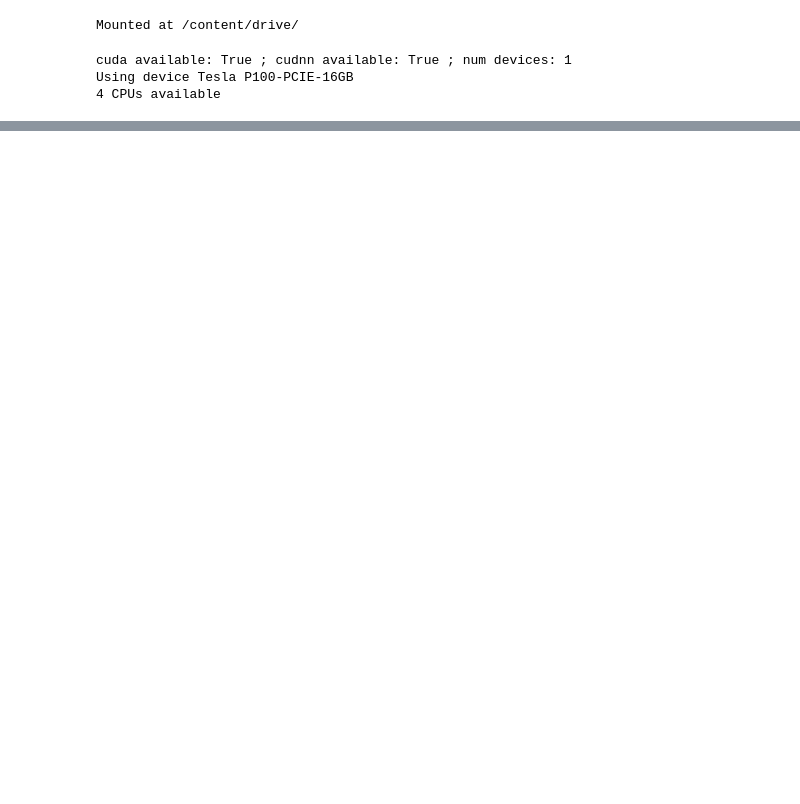
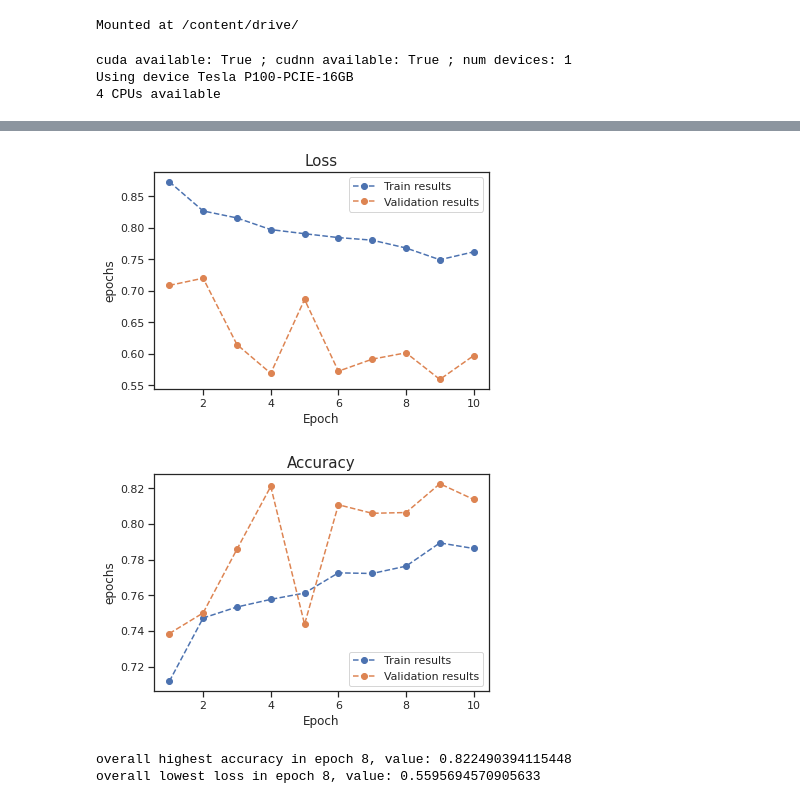
Before and after one commit to dernameistegal/asp21bpspline, a Jupyter notebook: PointNet++/PointNet.ipynb, the cells around one changed output, grey strips where cells are left out. Drawn from its saved outputs; the diff is of its cells as text; code cells hidden in the pictures; blank space fills up the shorter version.

```diff
--- a/PointNet++/PointNet.ipynb
+++ b/PointNet++/PointNet.ipynb
@@ -405,30 +592,14 @@ torch.cuda.empty_cache()
 | Oversize GPU segments |       0    |       0    |       0    |       0    |
 |===========================================================================|
 # %%
-model = m.get_model(2).to(device)
-def inplace_relu(m):
-    classname = m.__class__.__name__
-    if classname.find('ReLU') != -1:
-        m.inplace=True
-model = model.apply(inplace_relu)
-
-def weights_init(m):
-    classname = m.__class__.__name__
-    if classname.find('Conv2d') != -1:
-        torch.nn.init.xavier_normal_(m.weight.data)
-        torch.nn.init.constant_(m.bias.data, 0.0)
-    elif classname.find('Linear') != -1:
-        torch.nn.init.xavier_normal_(m.weight.data)
-        torch.nn.init.constant_(m.bias.data, 0.0)
-
-model = model.apply(weights_init)
-loss_function = F.nll_loss
-optimizer = torch.optim.Adam(model.parameters(), lr=0.01)
+model = get_model(1).to(device)
+loss_function = get_loss().to(device)
+optimizer = torch.optim.Adam(model.parameters(), lr=0.001)
 # the higher the pos_weight the more we tend to classify as tree points
-loss_function = nn.BCEWithLogitsLoss(pos_weight=torch.tensor(1))
+loss_function = nn.BCEWithLogitsLoss(pos_weight=torch.tensor(4))
 stopper = tu.EarlyStopper(patience=20)
-scheduler = torch.optim.lr_scheduler.ReduceLROnPlateau(optimizer, factor=0.2, patience=5, verbose=True)
-results = run_training(model, optimizer, loss_function, device, num_epochs=100,
+scheduler = torch.optim.lr_scheduler.ReduceLROnPlateau(optimizer, factor=0.2, patience=5, verbose=True, mode="max")
+results = tu.run_training(model, optimizer, loss_function, device, num_epochs=10,
                  train_dataloader=trainloader, val_dataloader=valloader,
                  scheduler=scheduler, stopper=stopper, verbose=True)
 # %% [output]
@@ -464,5 +653,15 @@ NameError: ignored
 # %%
 torch.save(model.state_dict(), "checkpoint.pt")
+# %%
+train_losses, val_losses, train_accs, val_accs = results
+tu.plot("Loss", "epochs", train_losses, val_losses, yscale='linear')
+tu.plot("Accuracy", "epochs", train_accs, val_accs, yscale='linear')
+tu.diag(val_accs, val_losses)
+# %% [output]
+[figure, added]
+[figure, added]
+overall highest accuracy in epoch 8, value: 0.822490394115448
+overall lowest loss in epoch 8, value: 0.5595694570905633
 # %%
 ## given model generate predictions on val dataset and save those as a numpy file to be downloaded later
 # given model generate predictions on val dataset and save those as a numpy file to be downloaded later
```
Also changed, not shown: parts of 24 cells of this notebook.
